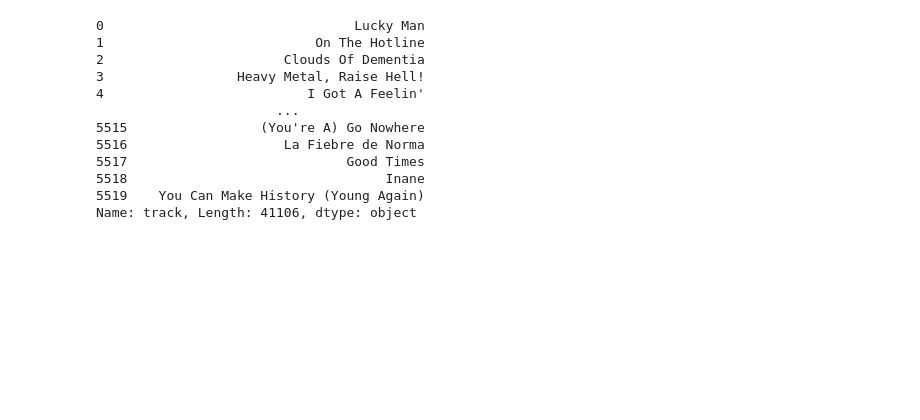
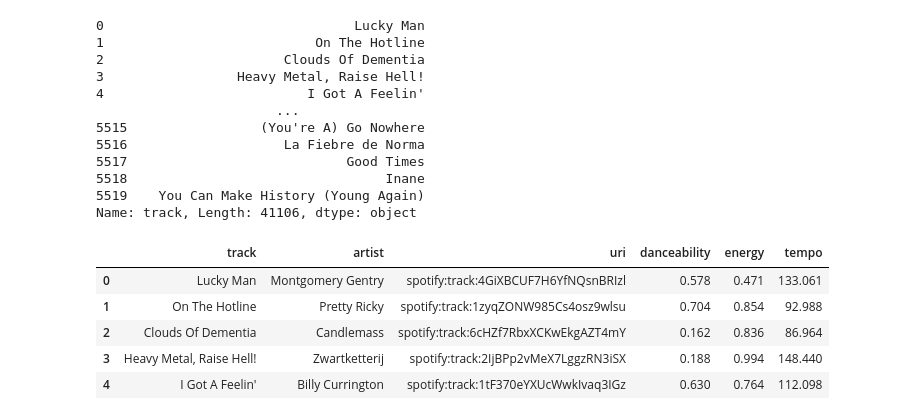
Before and after one commit to wtpowell/Spotify_Predictor, a Jupyter notebook: Cleaned_Spotify_Dataset.ipynb, the cells around one changed output. Cells and saved outputs as stored; diff of their text form; code cells hidden in the pictures; blank space fills up the shorter version.

```diff
--- a/Cleaned_Spotify_Dataset.ipynb
+++ b/Cleaned_Spotify_Dataset.ipynb
@@ -152,5 +152,14 @@ cleaned_df['track'].replace(['''Jumpin', Jumpin'''], 'Jumpin, Jumpin')
 5518                                 Inane
 5519    You Can Make History (Young Again)
 Name: track, Length: 41106, dtype: object
+# %%
+cleaned_df.head()
+# %% [output]
+|  | track | artist | uri | danceability | energy | tempo |
+| 0 | Lucky Man | Montgomery Gentry | spotify:track:4GiXBCUF7H6YfNQsnBRIzl | 0.578 | 0.471 | 133.061 |
+| 1 | On The Hotline | Pretty Ricky | spotify:track:1zyqZONW985Cs4osz9wlsu | 0.704 | 0.854 | 92.988 |
+| 2 | Clouds Of Dementia | Candlemass | spotify:track:6cHZf7RbxXCKwEkgAZT4mY | 0.162 | 0.836 | 86.964 |
+| 3 | Heavy Metal, Raise Hell! | Zwartketterij | spotify:track:2IjBPp2vMeX7LggzRN3iSX | 0.188 | 0.994 | 148.440 |
+| 4 | I Got A Feelin' | Billy Currington | spotify:track:1tF370eYXUcWwkIvaq3IGz | 0.630 | 0.764 | 112.098 |
 # %%
 cleaned_df.to_csv('cleaned_spotify_data.csv', index=False)
```
